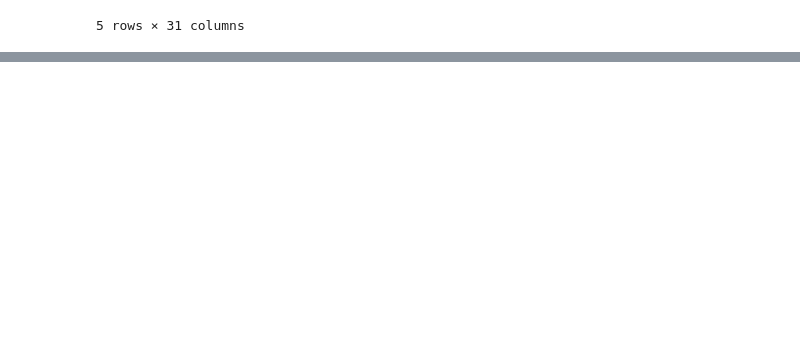
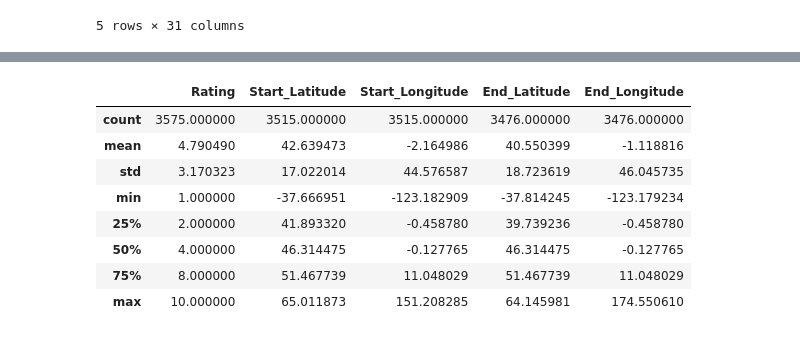
Before and after one commit to samalouty/airline-customer-booking, a Jupyter notebook: airline-customer-booking.ipynb, the cells around one changed output, grey strips where cells are left out. Cells and saved outputs as stored; diff of their text form; code cells hidden in the pictures; blank space fills up the shorter version.

```diff
--- a/airline-customer-booking.ipynb
+++ b/airline-customer-booking.ipynb
@@ -150,0 +159,12 @@ survey_data_inflight_satisfaction_score_df.sample(5)
+# %%
+airline_scrapped_review_clean_df.describe()
+# %% [output]
+|  | Rating | Start_Latitude | Start_Longitude | End_Latitude | End_Longitude |
+| count | 3575.000000 | 3515.000000 | 3515.000000 | 3476.000000 | 3476.000000 |
+| mean | 4.790490 | 42.639473 | -2.164986 | 40.550399 | -1.118816 |
+| std | 3.170323 | 17.022014 | 44.576587 | 18.723619 | 46.045735 |
+| min | 1.000000 | -37.666951 | -123.182909 | -37.814245 | -123.179234 |
+| 25% | 2.000000 | 41.893320 | -0.458780 | 39.739236 | -0.458780 |
+| 50% | 4.000000 | 46.314475 | -0.127765 | 46.314475 | -0.127765 |
+| 75% | 8.000000 | 51.467739 | 11.048029 | 51.467739 | 11.048029 |
+| max | 10.000000 | 65.011873 | 151.208285 | 64.145981 | 174.550610 |
```
Also changed, not shown: parts of 8 cells of this notebook.
